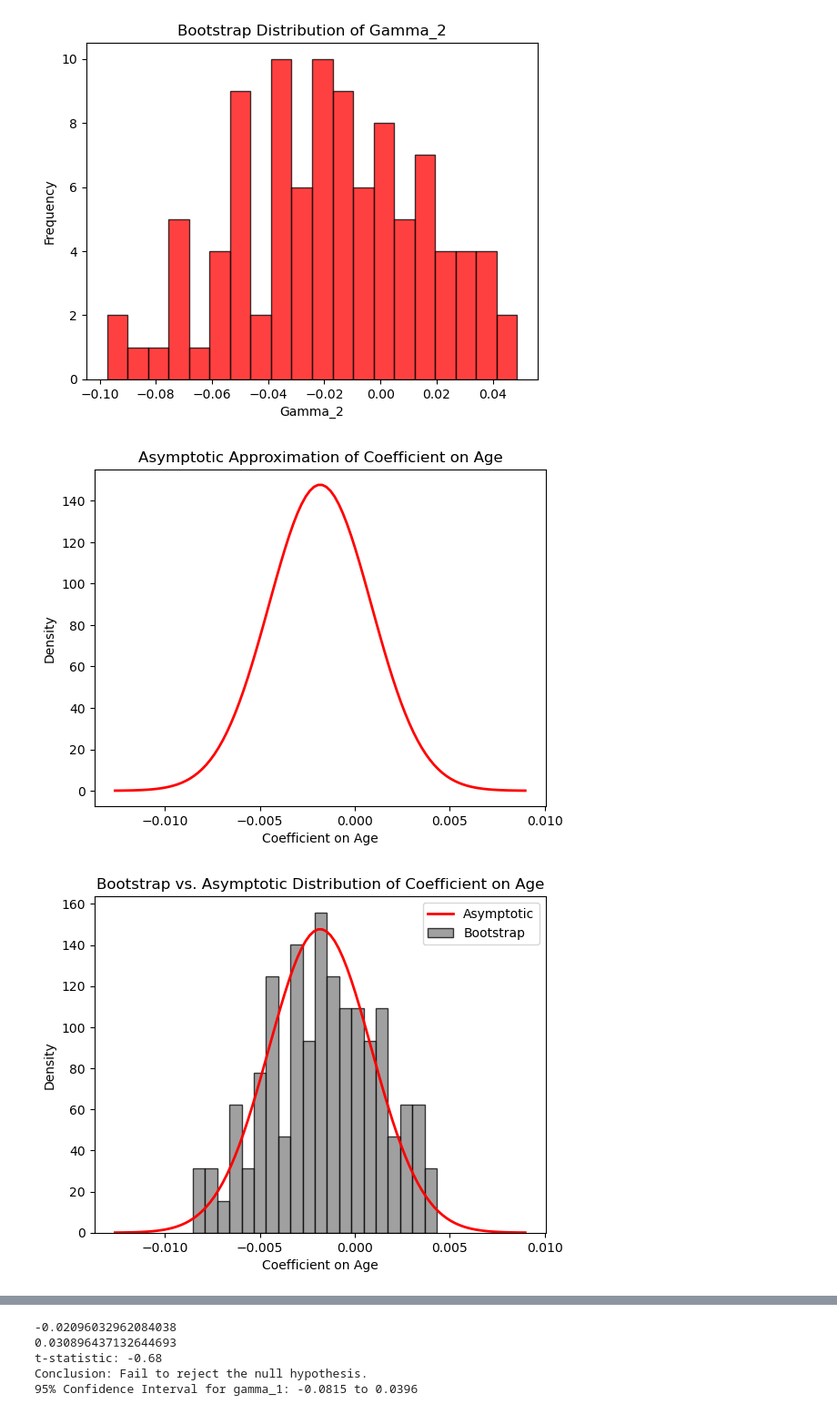
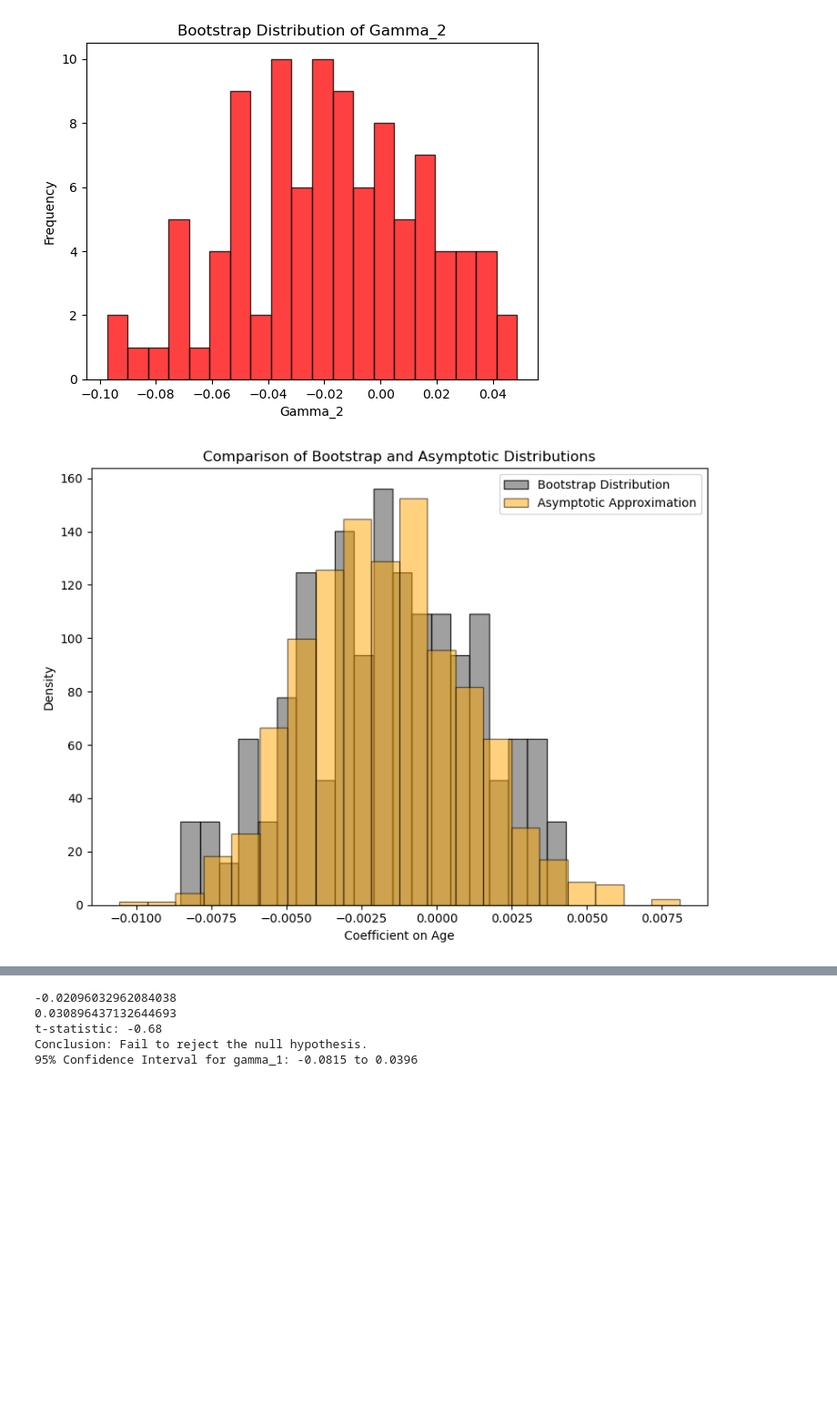
Before and after one commit to Manjusaka666/IHEID, a Jupyter notebook: Econometrics I/Problem Sets/Econometrics_PS6/PS6.ipynb, the cells around one changed output, grey strips where cells are left out. Shown at 91% size. Saved outputs shown, nothing was run; the diff lists cells and outputs as text; code cells hidden in the pictures; blank space fills up the shorter version.

```diff
--- a/Econometrics I/Problem Sets/Econometrics_PS6/PS6.ipynb
+++ b/Econometrics I/Problem Sets/Econometrics_PS6/PS6.ipynb
@@ -374,43 +374,71 @@ plt.show()
 # %%
 # (h) Compute H_hat
 X_beta_hat = np.dot(X, beta_hat)
 log_phi_Xb = stats.norm.logpdf(X_beta_hat)
 log_Phi_Xb = stats.norm.logcdf(X_beta_hat)
 log_Phi_minus_Xb = stats.norm.logcdf(-X_beta_hat)
 
 log_factor = 2 * log_phi_Xb - log_Phi_Xb - log_Phi_minus_Xb
 factor = np.exp(log_factor)
 factor[~np.isfinite(factor)] = 0
 factor = factor.reshape(-1, 1)
 
 X_weighted = X * factor
 H_hat = np.dot(X.T, X_weighted) / len(X)
 V_hat = np.linalg.inv(H_hat)
 
 variance_beta_age = V_hat[3, 3]
 beta_age_sd = np.sqrt(variance_beta_age / len(X))
 
-# Approximate finite sample distribution
-beta_age_values = np.linspace(beta_hat[3] - 4 * beta_age_sd, beta_hat[3] + 4 * beta_age_sd, 100)
-beta_age_density = stats.norm.pdf(beta_age_values, loc=beta_hat[3], scale=beta_age_sd)
+mean_age = beta_hat[3]
 
-plt.plot(beta_age_values, beta_age_density, color='red', lw=2)
-plt.title("Asymptotic Approximation of Coefficient on Age")
+# To plot a histogram for the asymptotic (approximate) finite sample distribution,
+# we can simulate draws from the asymptotic normal distribution:
+simulated_draws = np.random.normal(loc=mean_age, scale=beta_age_sd, size=1000)
+
+# Now we have two distributions:
+# 1) The bootstrap distribution: beta_age_bootstrap
+# 2) The asymptotic approximation distribution: simulated_draws
+
+plt.figure(figsize=(8, 6))
+
+# Histogram of the bootstrap distribution
+plt.hist(beta_age_bootstrap, bins=20, alpha=0.75, color='grey', edgecolor='black', density=True, label="Bootstrap Distribution")
+
+# Histogram of the asymptotic approximation
+plt.hist(simulated_draws, bins=20, alpha=0.5, color='orange', edgecolor='black', density=True, label="Asymptotic Approximation")
+
+# Add title and labels
+plt.title("Comparison of Bootstrap and Asymptotic Distributions")
 plt.xlabel("Coefficient on Age")
 plt.ylabel("Density")
+
+# Add legend to differentiate the two histograms
+plt.legend()
+
+plt.tight_layout()
 plt.show()
 
-# Plot the histogram of bootstrap estimates
-plt.hist(beta_age_bootstrap, bins=20, alpha=0.75, color='grey', edgecolor='black', density=True)
-plt.plot(beta_age_values, beta_age_density, color='red', lw=2)
-plt.title("Bootstrap vs. Asymptotic Distribution of Coefficient on Age")
-plt.xlabel("Coefficient on Age")
-plt.ylabel("Density")
-plt.legend(["Asymptotic", "Bootstrap"])
-plt.show()
+# # Approximate finite sample distribution
+# beta_age_values = np.linspace(beta_hat[3] - 4 * beta_age_sd, beta_hat[3] + 4 * beta_age_sd, 100)
+# beta_age_density = stats.norm.pdf(beta_age_values, loc=beta_hat[3], scale=beta_age_sd)
+
+# plt.plot(beta_age_values, beta_age_density, color='red', lw=2)
+# plt.title("Asymptotic Approximation of Coefficient on Age")
+# plt.xlabel("Coefficient on Age")
+# plt.ylabel("Density")
+# plt.show()
+
+# # Plot the histogram of bootstrap estimates
+# plt.hist(beta_age_bootstrap, bins=20, alpha=0.75, color='grey', edgecolor='black', density=True)
+# plt.plot(beta_age_values, beta_age_density, color='red', lw=2)
+# plt.title("Bootstrap vs. Asymptotic Distribution of Coefficient on Age")
+# plt.xlabel("Coefficient on Age")
+# plt.ylabel("Density")
+# plt.legend(["Asymptotic", "Bootstrap"])
+# plt.show()
 # %% [output]
-[figure, old version]
+[figure, new version]
-[figure, removed]
 # %%
 # (i) Compute gradient
 phi_age_60 = stats.norm.pdf(np.dot(x_age_60, beta_hat))
```
Also changed, not shown: parts of 1 cell of this notebook, 3 other files.
